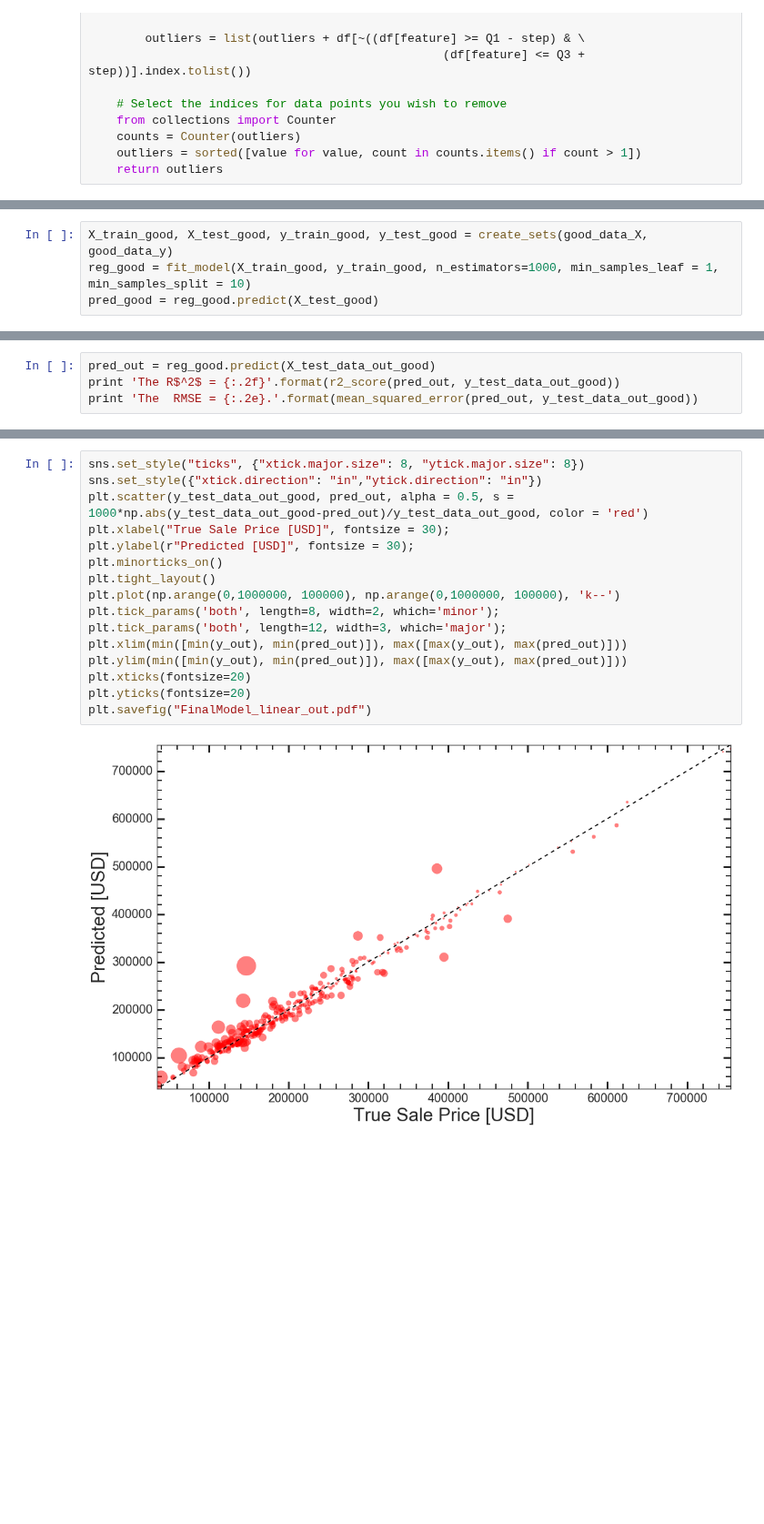
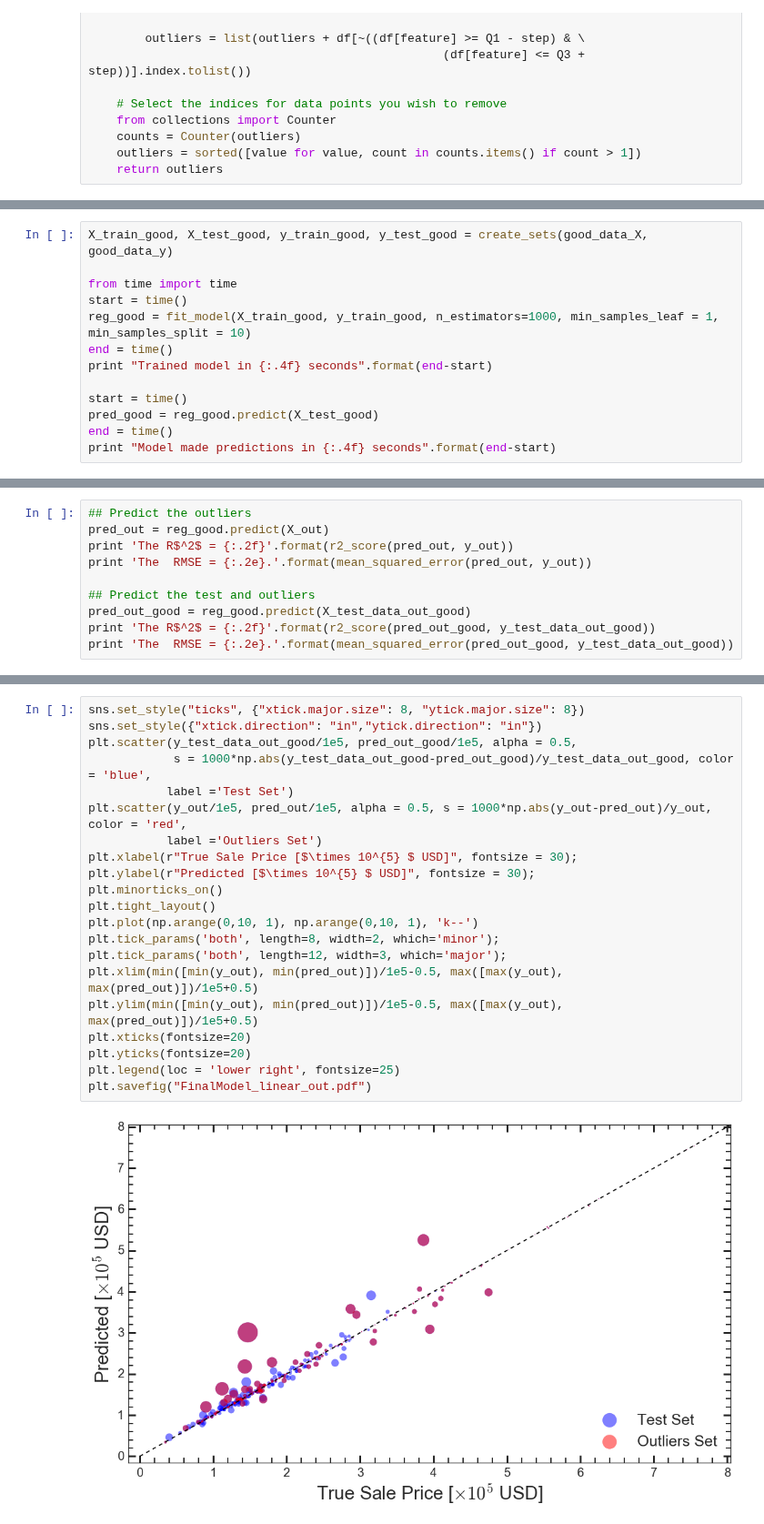
Before and after one commit to gmsardane/Predicting-Ames-Housing-Prices, a Jupyter notebook: Training_Whole_Features_Set_GBT.ipynb, the cells around one changed output, grey strips where cells are left out. Shown at 91% size. Drawn from its saved outputs; the diff is of its cells as text; blank space fills up the shorter version.

```diff
--- a/Training_Whole_Features_Set_GBT.ipynb
+++ b/Training_Whole_Features_Set_GBT.ipynb
@@ -338,7 +383,16 @@ The dimensions of the data without outliers now is (1237, 304)
 # %%
 X_train_good, X_test_good, y_train_good, y_test_good = create_sets(good_data_X, good_data_y)
+
+from time import time
+start = time()
 reg_good = fit_model(X_train_good, y_train_good, n_estimators=1000, min_samples_leaf = 1, min_samples_split = 10)
+end = time()
+print "Trained model in {:.4f} seconds".format(end-start)
+
+start = time()
 pred_good = reg_good.predict(X_test_good)
+end = time()
+print "Model made predictions in {:.4f} seconds".format(end-start)
 # %% [output]
 Training set has 990 samples.
 Testing set has 247 samples.
@@ -402,6 +467,12 @@ print len(X_test_data_out_good)
 # %%
-pred_out = reg_good.predict(X_test_data_out_good)
-print 'The R$^2$ = {:.2f}'.format(r2_score(pred_out, y_test_data_out_good))
-print 'The  RMSE = {:.2e}.'.format(mean_squared_error(pred_out, y_test_data_out_good))
+## Predict the outliers
+pred_out = reg_good.predict(X_out)
+print 'The R$^2$ = {:.2f}'.format(r2_score(pred_out, y_out))
+print 'The  RMSE = {:.2e}.'.format(mean_squared_error(pred_out, y_out))
+
+## Predict the test and outliers
+pred_out_good = reg_good.predict(X_test_data_out_good)
+print 'The R$^2$ = {:.2f}'.format(r2_score(pred_out_good, y_test_data_out_good))
+print 'The  RMSE = {:.2e}.'.format(mean_squared_error(pred_out_good, y_test_data_out_good))
 # %% [output]
 The R$^2$ = 0.98
@@ -409,19 +484,24 @@ The  RMSE = 2.52e+08.
 # %%
 sns.set_style("ticks", {"xtick.major.size": 8, "ytick.major.size": 8})
 sns.set_style({"xtick.direction": "in","ytick.direction": "in"})
-plt.scatter(y_test_data_out_good, pred_out, alpha = 0.5, s = 1000*np.abs(y_test_data_out_good-pred_out)/y_test_data_out_good, color = 'red')
-plt.xlabel("True Sale Price [USD]", fontsize = 30);
-plt.ylabel(r"Predicted [USD]", fontsize = 30);
+plt.scatter(y_test_data_out_good/1e5, pred_out_good/1e5, alpha = 0.5,
+            s = 1000*np.abs(y_test_data_out_good-pred_out_good)/y_test_data_out_good, color = 'blue',
+           label ='Test Set')
+plt.scatter(y_out/1e5, pred_out/1e5, alpha = 0.5, s = 1000*np.abs(y_out-pred_out)/y_out, color = 'red',
+           label ='Outliers Set')
+plt.xlabel(r"True Sale Price [$\times 10^{5} $ USD]", fontsize = 30);
+plt.ylabel(r"Predicted [$\times 10^{5} $ USD]", fontsize = 30);
 plt.minorticks_on()
 plt.tight_layout()
-plt.plot(np.arange(0,1000000, 100000), np.arange(0,1000000, 100000), 'k--')
+plt.plot(np.arange(0,10, 1), np.arange(0,10, 1), 'k--')
 plt.tick_params('both', length=8, width=2, which='minor');
 plt.tick_params('both', length=12, width=3, which='major');
-plt.xlim(min([min(y_out), min(pred_out)]), max([max(y_out), max(pred_out)]))
-plt.ylim(min([min(y_out), min(pred_out)]), max([max(y_out), max(pred_out)]))
+plt.xlim(min([min(y_out), min(pred_out)])/1e5-0.5, max([max(y_out), max(pred_out)])/1e5+0.5)
+plt.ylim(min([min(y_out), min(pred_out)])/1e5-0.5, max([max(y_out), max(pred_out)])/1e5+0.5)
 plt.xticks(fontsize=20)
 plt.yticks(fontsize=20)
+plt.legend(loc = 'lower right', fontsize=25)
 plt.savefig("FinalModel_linear_out.pdf")
 # %% [output]
-[figure, old version]
+[figure, new version]
 # %%
```
Also changed, not shown: parts of 35 cells of this notebook.
